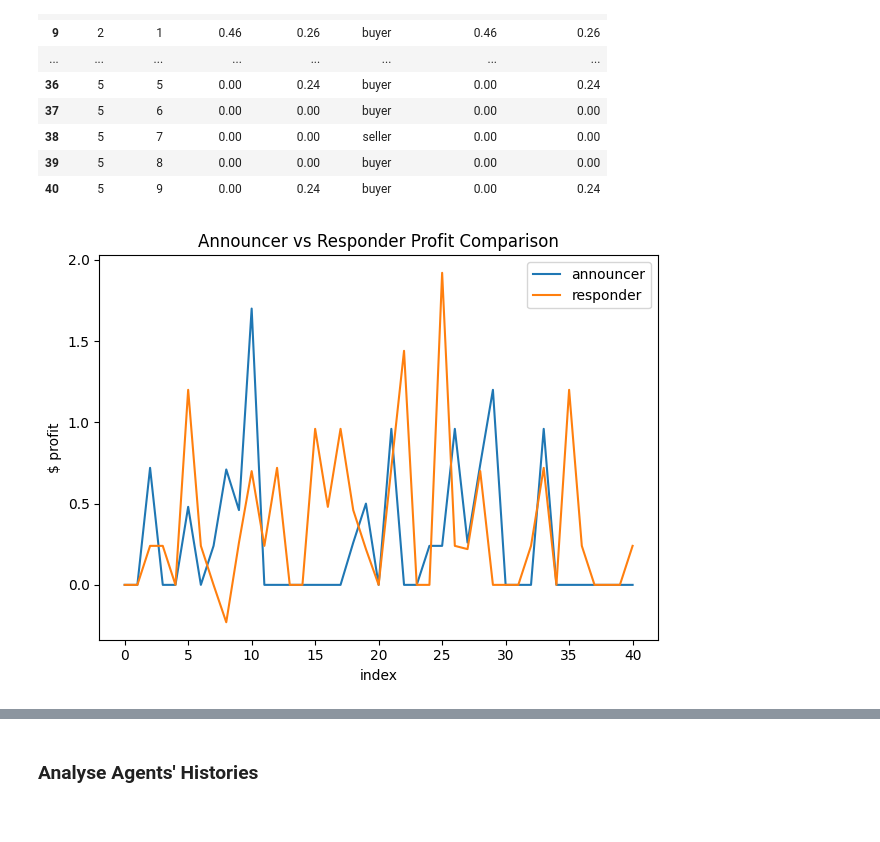
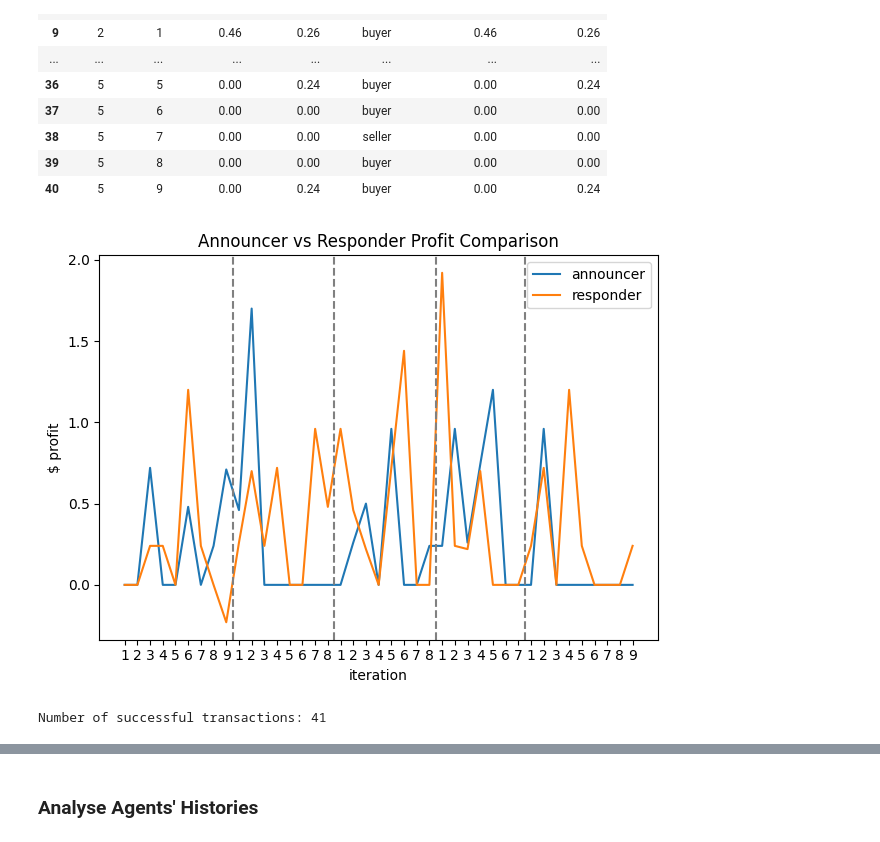
Before and after one commit to pawel-struski/market-equilibrium, a Jupyter notebook: results_analysis.ipynb, the cells around one changed output, grey strips where cells are left out. Saved outputs shown, nothing was run; the diff lists cells and outputs as text; code cells hidden in the pictures.

Commit message:
profit analytics of buy/sell announcers

```diff
--- a/results_analysis.ipynb
+++ b/results_analysis.ipynb
@@ -232,9 +232,13 @@ df_plot = df_profits.copy()
 plt.figure()
 plt.plot(df_plot.index, df_plot['buyer_profit'], label=f'buyer')
 plt.plot(df_plot.index, df_plot['seller_profit'], label=f'seller')
+last_indices_in_round = df_plot.groupby('round')['iteration'].apply(lambda g: g.index.max())
+for x in last_indices_in_round[:-1]:
+    plt.axvline(x=x+0.5, color='grey', linestyle='--', linewidth=1.5)
+plt.xticks(ticks=df_plot.index, labels=df_plot['iteration'], rotation=0)
 plt.title(f"Buyer vs Seller Profit Comparison")
 plt.ylabel("$ profit")
-plt.xlabel("index")
+plt.xlabel("iteration")
 plt.legend()
 plt.tight_layout()
 plt.show()
@@ -274,18 +278,23 @@ df_profits
 # %%
 # plot announcer vs responders profits
 df_plot = df_profits.copy()
 plt.figure()
 plt.plot(df_plot.index, df_plot['announcer_profit'], label=f'announcer')
 plt.plot(df_plot.index, df_plot['responder_profit'], label=f'responder')
+for x in last_indices_in_round[:-1]:
+    plt.axvline(x=x+0.5, color='grey', linestyle='--', linewidth=1.5)
+plt.xticks(ticks=df_plot.index, labels=df_plot['iteration'], rotation=0)
 plt.title(f"Announcer vs Responder Profit Comparison")
 plt.ylabel("$ profit")
-plt.xlabel("index")
+plt.xlabel("iteration")
 plt.legend()
 plt.tight_layout()
 plt.show()
 # %% [output]
-[figure, old version]
+[figure, new version]
 # %%
-# compare the difference between announcer and responder profits
-# vs buyer and seller profits
-### FINISHED here on 04/10/2025
+n_transactions = len(df_data.loc[df_data['transaction']==True])
+assert n_transactions == len(df_profits)
+print(f"Number of successful transactions: {n_transactions}")
+# %% [output]
+Number of successful transactions: 41
```
Also changed, not shown: parts of 14 cells of this notebook.
